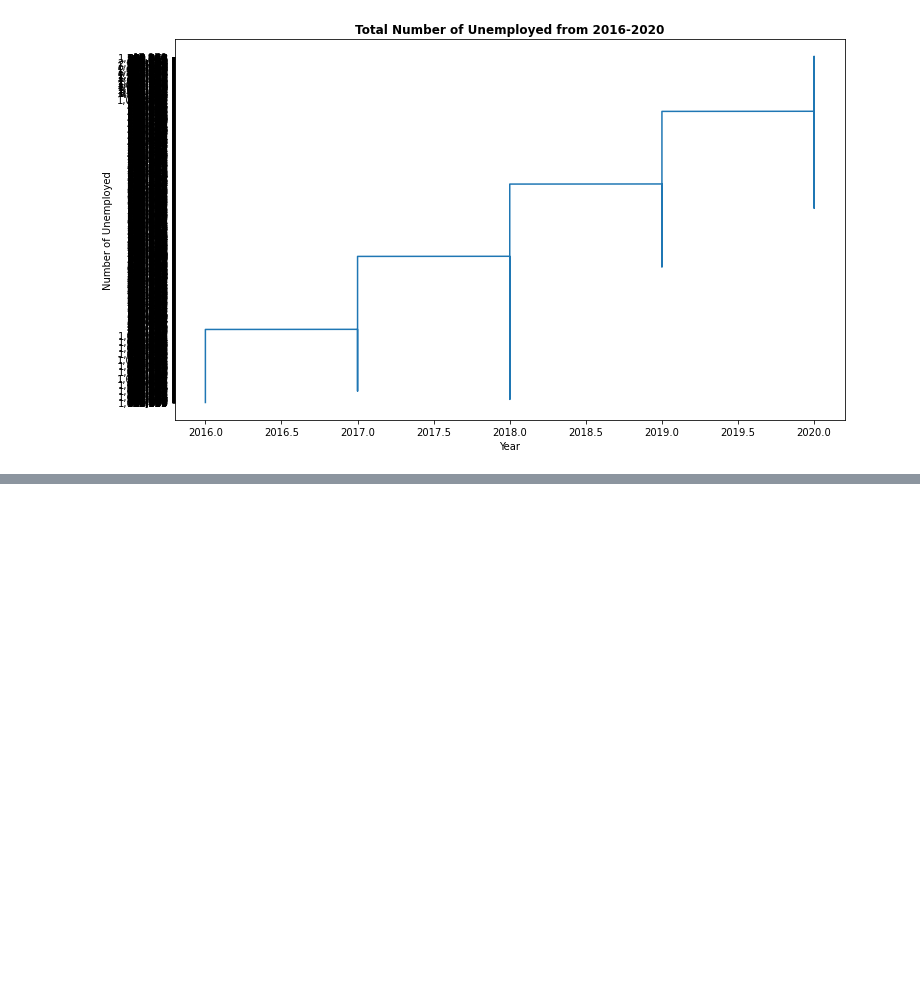
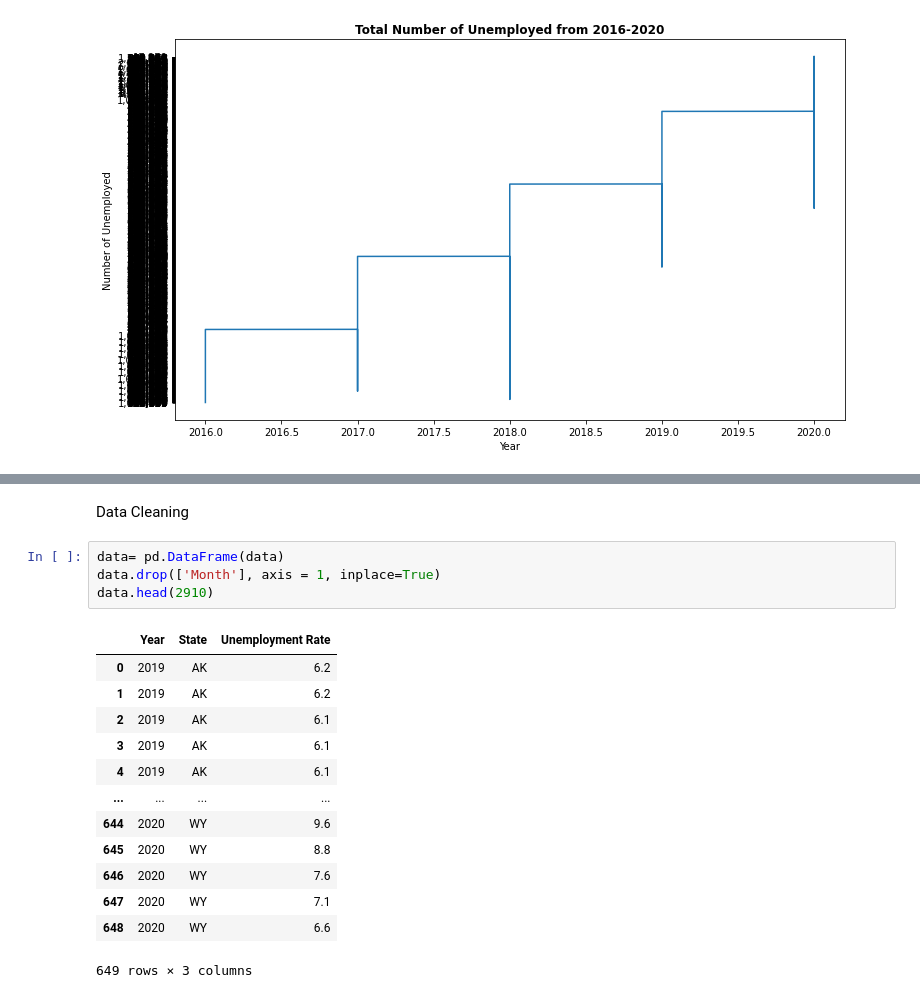
Before and after one commit to maezie19-02475/3206-The-Conquerors, a Jupyter notebook: COVID_19_DESCRIPTIVE_ANALYSIS_INFORMATION_AND_IMPACT_ON_EMPLOYMENT.ipynb, the cells around one changed output, grey strips where cells are left out. Cells and saved outputs as stored; diff of their text form; blank space fills up the shorter version.

```diff
--- a/COVID_19_DESCRIPTIVE_ANALYSIS_INFORMATION_AND_IMPACT_ON_EMPLOYMENT.ipynb
+++ b/COVID_19_DESCRIPTIVE_ANALYSIS_INFORMATION_AND_IMPACT_ON_EMPLOYMENT.ipynb
@@ -213,0 +239,20 @@ plt.show()
+# %% [markdown]
+Data Cleaning
+# %%
+data= pd.DataFrame(data)
+data.drop(['Month'], axis = 1, inplace=True)
+data.head(2910)
+# %% [output]
+|  | Year | State | Unemployment Rate |
+| 0 | 2019 | AK | 6.2 |
+| 1 | 2019 | AK | 6.2 |
+| 2 | 2019 | AK | 6.1 |
+| 3 | 2019 | AK | 6.1 |
+| 4 | 2019 | AK | 6.1 |
+| ... | ... | ... | ... |
+| 644 | 2020 | WY | 9.6 |
+| 645 | 2020 | WY | 8.8 |
+| 646 | 2020 | WY | 7.6 |
+| 647 | 2020 | WY | 7.1 |
+| 648 | 2020 | WY | 6.6 |
+649 rows × 3 columns
```
Also changed, not shown: parts of 6 cells of this notebook.
